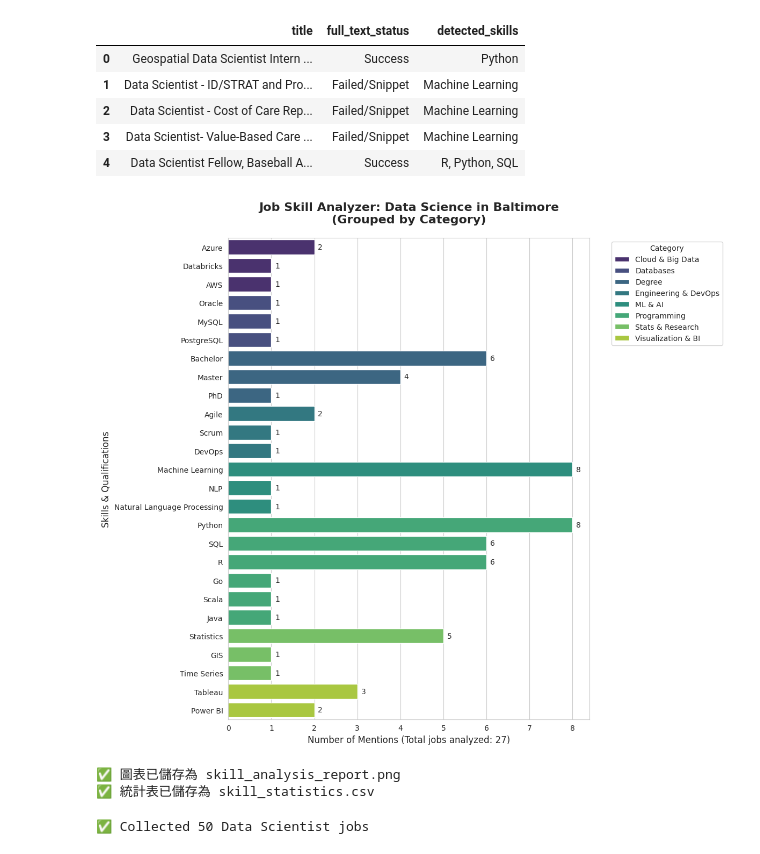
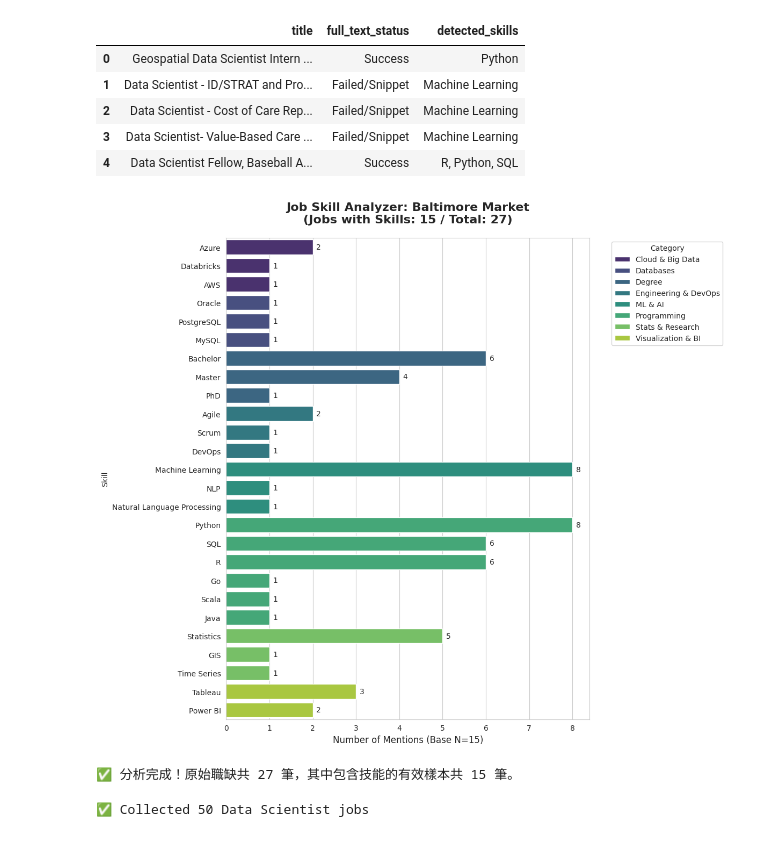
Before and after one commit to yhlien1221/job-skill-analyzer, a Jupyter notebook: job_skill_analyzer.ipynb, the cells around one changed output. Saved outputs shown, nothing was run; the diff lists cells and outputs as text; code cells hidden in the pictures.

```diff
--- a/job_skill_analyzer.ipynb
+++ b/job_skill_analyzer.ipynb
@@ -46,7 +46,7 @@ SKILL_KEYWORDS = {
     'Cloud & Big Data': ['AWS', 'Azure', 'GCP', 'Google Cloud', 'Snowflake', 'Databricks', 'Spark', 'Hadoop', 'Kafka', 'Redshift', 'BigQuery', 'Athena', 'Glue', 'Terraform', 'Airflow'],
     'Databases': ['PostgreSQL', 'MySQL', 'MongoDB', 'NoSQL', 'SQL Server', 'Oracle', 'Cassandra'],
     'ML & AI': ['Machine Learning', 'Deep Learning', 'Reinforcement Learning', 'NLP', 'Natural Language Processing', 'Computer Vision', 'Generative AI', 'GenAI', 'LLM', 'GPT', 'Scikit-learn', 'TensorFlow', 'PyTorch', 'Keras', 'XGBoost', 'LightGBM', 'CatBoost'],
-    'Stats & Research': ['Statistics', 'Biostatistics', 'Causal Inference', 'Epidemiology', 'Econometrics', 'Bayesian', 'Survival Analysis', 'Longitudinal', 'Time Series', 'A/B Testing', 'Experimental Design', 'Propensity Score', 'Clinical Trials', 'Regression', 'Hypothesis Testing', 'RCT', 'GIS', 'Geographic Information Systems'],
+    'Stats & Research': ['Statistics', 'statisti','Biostatistics', 'Causal Inference', 'Epidemiology', 'Econometrics', 'Bayesian', 'Survival Analysis', 'Longitudinal', 'Time Series', 'A/B Testing', 'Experimental Design', 'Propensity Score', 'Clinical Trials', 'Regression', 'Hypothesis Testing', 'RCT', 'GIS', 'Geographic Information Systems'],
     'Visualization & BI': ['Tableau', 'Power BI', 'Looker', 'Qlik', 'Matplotlib', 'Seaborn', 'Plotly', 'Shiny', 'D3.js'],
     'Engineering & DevOps': ['Git', 'GitHub', 'CI/CD', 'Docker', 'Kubernetes', 'MLOps', 'Agile', 'Scrum', 'DevOps'],
     'Degree': ['PhD', 'Ph.D.', 'Doctorate', 'Master', 'M.S.', 'MSc', 'MPH', 'MBA', 'Bachelor']
@@ -221,27 +221,25 @@ import seaborn as sns
 from pathlib import Path
 
 # 1. 讀取結果
-file_name = 'jobs_final_fixed_v2.csv' # 請確認檔名正確
+file_name = 'jobs_final_fixed_v2.csv' # 請確認檔名
 if not Path(file_name).exists():
-    print(f"❌ 找不到檔案 {file_name}，請先執行抓取腳本。")
+    print(f"❌ 找不到檔案 {file_name}")
 else:
     df = pd.read_csv(file_name)
-    # 過濾出有抓取到內容的職缺 (Success 代表完整內容, Snippet 代表 API 簡述)
-    df_valid = df[df['description'].notna()].copy()
 
-    # 2. 定義針對你背景的關鍵字清單 (已整合 GIS 與完整分類)
+    # 2. 定義技能關鍵字 (與之前一致)
     skill_keywords = {
         'Programming': ['Python', 'SQL', ' R ', 'SAS', 'Stata', 'Julia', 'C++', 'Java', 'Scala', 'Go', 'Bash', 'Shell'],
         'Cloud & Big Data': ['AWS', 'Azure', 'GCP', 'Google Cloud', 'Snowflake', 'Databricks', 'Spark', 'Hadoop', 'Kafka', 'Redshift', 'BigQuery', 'Athena', 'Glue', 'Terraform', 'Airflow'],
         'Databases': ['PostgreSQL', 'MySQL', 'MongoDB', 'NoSQL', 'SQL Server', 'Oracle', 'Cassandra'],
         'ML & AI': ['Machine Learning', 'Deep Learning', 'Reinforcement Learning', 'NLP', 'Natural Language Processing', 'Computer Vision', 'Generative AI', 'GenAI', 'LLM', 'GPT', 'Scikit-learn', 'TensorFlow', 'PyTorch', 'Keras', 'XGBoost', 'LightGBM', 'CatBoost'],
-        'Stats & Research': ['Statistics', 'Biostatistics', 'Causal Inference', 'Epidemiology', 'Econometrics', 'Bayesian', 'Survival Analysis', 'Longitudinal', 'Time Series', 'A/B Testing', 'Experimental Design', 'Propensity Score', 'Clinical Trials', 'Regression', 'Hypothesis Testing', 'RCT', 'GIS'],
+        'Stats & Research': ['Statistics', 'statisti','Biostatistics', 'Causal Inference', 'Epidemiology', 'Econometrics', 'Bayesian', 'Survival Analysis', 'Longitudinal', 'Time Series', 'A/B Testing', 'Experimental Design', 'Propensity Score', 'Clinical Trials', 'Regression', 'Hypothesis Testing', 'RCT', 'GIS'],
         'Visualization & BI': ['Tableau', 'Power BI', 'Looker', 'Qlik', 'Matplotlib', 'Seaborn', 'Plotly', 'Shiny', 'D3.js'],
         'Engineering & DevOps': ['Git', 'GitHub', 'CI/CD', 'Docker', 'Kubernetes', 'MLOps', 'Agile', 'Scrum', 'DevOps'],
         'Degree': ['PhD', 'Ph.D.', 'Doctorate', 'Master', 'M.S.', 'MSc', 'MPH', 'MBA', 'Bachelor']
     }
 
-    # 建立「正規化」後的類別查找表 (處理 Ph.D. -> PhD 的對應)
+    # 正規化查找表
     norm_skill_to_cat = {}
     for cat, ks in skill_keywords.items():
         for k in ks:
@@ -255,73 +253,60 @@ else:
         res = []
         for cat, kws in skill_keywords.items():
             for k in kws:
-                # 使用 \b 確保單字邊界，避免 Python 抓到 "Pythons" 或 R 抓到 "Program"
                 pattern = r'\b' + re.escape(k.strip()) + r'\b'
                 if re.search(pattern, text, re.I):
                     val = k.strip()
-                    # 歸一化處理
                     if val == 'Ph.D.': val = 'PhD'
                     if val == 'M.S.': val = 'Master'
                     res.append(val)
         return list(set(res))
 
-    # 3. 數據分析與處理
-    df_valid['found_skills'] = df_valid['description'].apply(find_skills_refined)
-    all_found = [item for sublist in df_valid['found_skills'] for item in sublist]
+    # 3. 執行分析並過濾「空白技能」的職缺
+    # 先算出每條職缺抓到的技能列表
+    df['found_skills_list'] = df['description'].apply(find_skills_refined)
 
-    if not all_found:
-        print("⚠️ 未在描述中偵測到任何技能關鍵字。")
+    # --- 關鍵修正：只保留有抓到技能的職缺 ---
+    df_with_skills = df[df['found_skills_list'].map(len) > 0].copy()
+
+    total_raw_jobs = len(df)
+    n_sample = len(df_with_skills) # 這是最終的分母
+
+    if n_sample == 0:
+        print("⚠️ 樣本中沒有任何職缺符合偵測到的技能。")
     else:
+        # 展平技能列表進行統計
+        all_found = [item for sublist in df_with_skills['found_skills_list'] for item in sublist]
         skill_counts = pd.Series(all_found).value_counts().reset_index()
         skill_counts.columns = ['Skill', 'Count']
-
-        # 映射類別
         skill_counts['Category'] = skill_counts['Skill'].map(norm_skill_to_cat)
-
-        # 按類別與次數排序
         skill_counts = skill_counts.sort_values(['Category', 'Count'], ascending=[True, False])
 
         # 4. 繪圖
-        plt.figure(figsize=(12, max(8, len(skill_counts) * 0.4))) # 動態調整高度
+        plt.figure(figsize=(12, max(8, len(skill_counts) * 0.4)))
         sns.set_style("whitegrid")
 
-        ax = sns.barplot(
-            data=skill_counts,
-            y='Skill',
-            x='Count',
-            hue='Category',
-            dodge=False,
-            palette='viridis'
-        )
+        ax = sns.barplot(data=skill_counts, y='Skill', x='Count', hue='Category', dodge=False, palette='viridis')
 
-        # 加上數據標籤
         for p in ax.patches:
             width = p.get_width()
             if width > 0:
-                ax.annotate(f'{int(width)}',
-                            (width, p.get_y() + p.get_height() / 2),
-                            ha = 'left', va = 'center',
-                            xytext = (5, 0),
-                            textcoords = 'offset points',
-                            fontsize=10)
+                ax.annotate(f'{int(width)}', (width, p.get_y() + p.get_height() / 2),
+                            ha = 'left', va = 'center', xytext = (5, 0), textcoords = 'offset points')
 
-        plt.title('Job Skill Analyzer: Data Science in Baltimore\n(Grouped by Category)', fontsize=16, fontweight='bold', pad=20)
-        plt.xlabel(f'Number of Mentions (Total jobs analyzed: {len(df_valid)})', fontsize=12)
-        plt.ylabel('Skills & Qualifications', fontsize=12)
+        # 更新標題顯示：有效樣本 / 原始總數
+        plt.title(f'Job Skill Analyzer: Baltimore Market\n(Jobs with Skills: {n_sample} / Total: {total_raw_jobs})',
+                  fontsize=16, fontweight='bold', pad=20)
+        plt.xlabel(f'Number of Mentions (Base N={n_sample})', fontsize=12)
         plt.legend(title='Category', bbox_to_anchor=(1.05, 1), loc='upper left')
 
         plt.tight_layout()
-        plt.savefig('skill_analysis_report.png', dpi=300)
+        plt.savefig('filtered_skill_analysis.png', dpi=300)
         plt.show()
 
-        # 額外儲存一份統計表
-        skill_counts.to_csv('skill_statistics.csv', index=False, encoding='utf-8-sig')
-        print(f"✅ 圖表已儲存為 skill_analysis_report.png")
-        print(f"✅ 統計表已儲存為 skill_statistics.csv")
+        print(f"✅ 分析完成！原始職缺共 {total_raw_jobs} 筆，其中包含技能的有效樣本共 {n_sample} 筆。")
 # %% [output]
-[figure, old version]
+[figure, new version]
-✅ 圖表已儲存為 skill_analysis_report.png
-✅ 統計表已儲存為 skill_statistics.csv
+✅ 分析完成！原始職缺共 27 筆，其中包含技能的有效樣本共 15 筆。
 # %%
 # ==========================================
 # Adzuna Job Fetcher + Cloudscraper (Anti-403)
```
